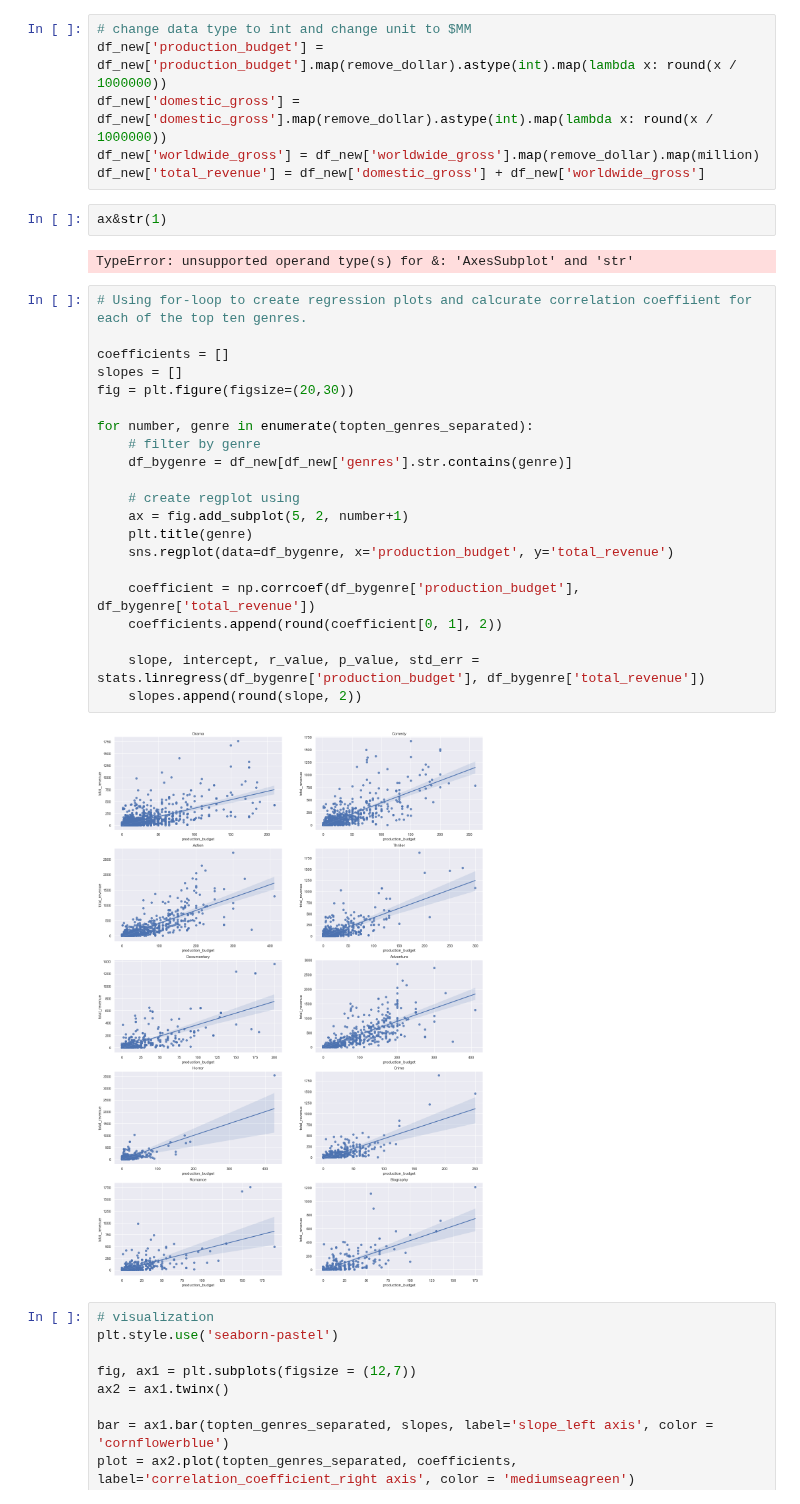
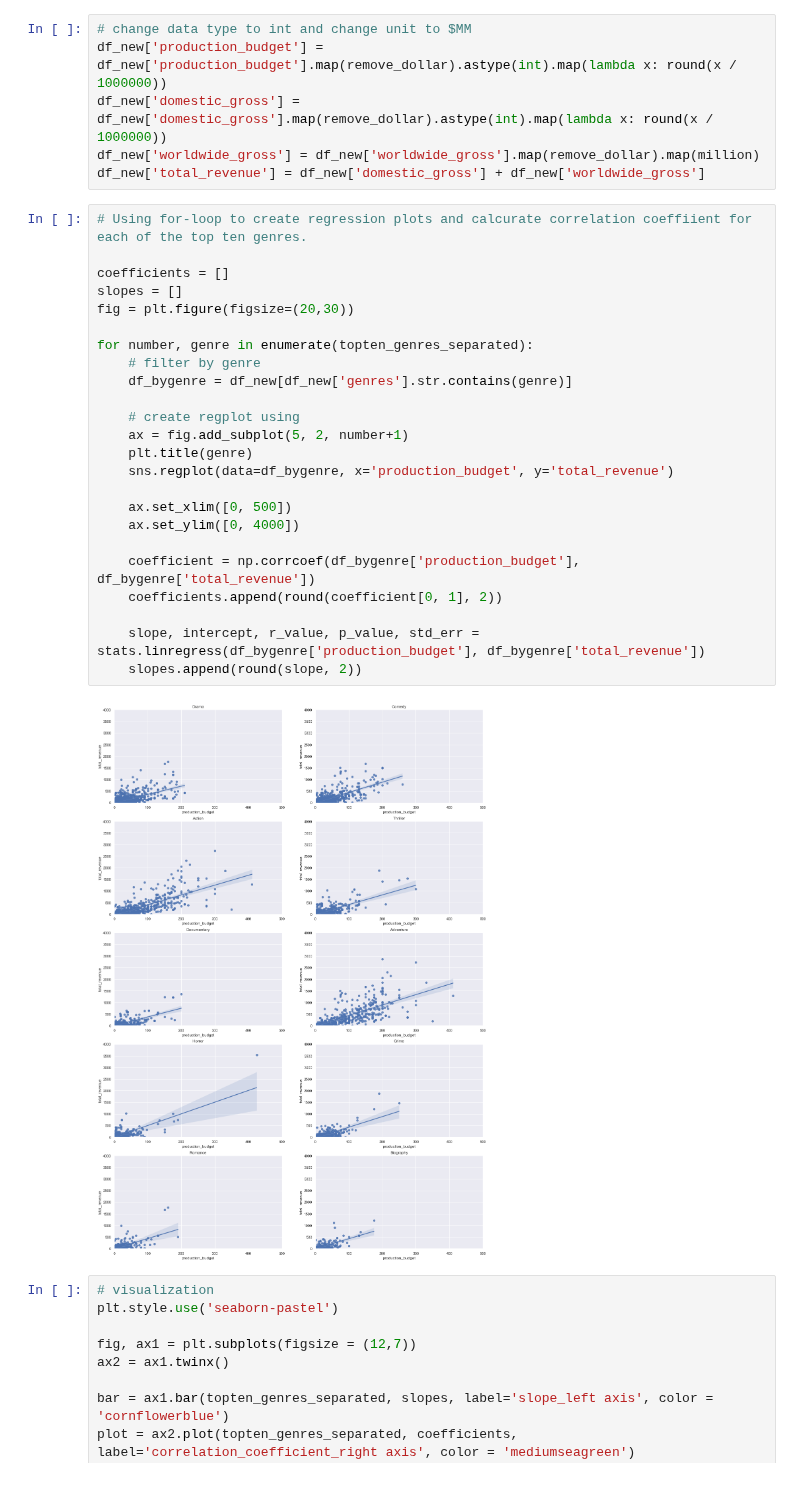
Before and after one commit to jskim1307/pj_Yuki_Lingxi, a Jupyter notebook: EDA_Yuki_summary.ipynb, the cells around one changed output. Saved outputs shown, nothing was run; the diff lists cells and outputs as text.

```diff
--- a/EDA_Yuki_summary.ipynb
+++ b/EDA_Yuki_summary.ipynb
@@ -98,33 +98,32 @@ df_new['production_budget'] = df_new['production_budget'].map(remove_dollar).ast
 df_new['domestic_gross'] = df_new['domestic_gross'].map(remove_dollar).astype(int).map(lambda x: round(x / 1000000))
 df_new['worldwide_gross'] = df_new['worldwide_gross'].map(remove_dollar).map(million)
 df_new['total_revenue'] = df_new['domestic_gross'] + df_new['worldwide_gross']
-# %%
-ax&str(1)
-# %% [output]
-TypeError: unsupported operand type(s) for &: 'AxesSubplot' and 'str'
 # %%
 # Using for-loop to create regression plots and calcurate correlation coeffiient for each of the top ten genres.
 
 coefficients = []
 slopes = []
 fig = plt.figure(figsize=(20,30))
 
 for number, genre in enumerate(topten_genres_separated):
     # filter by genre
     df_bygenre = df_new[df_new['genres'].str.contains(genre)]
 
     # create regplot using
     ax = fig.add_subplot(5, 2, number+1)
     plt.title(genre)
     sns.regplot(data=df_bygenre, x='production_budget', y='total_revenue')
 
+    ax.set_xlim([0, 500])
+    ax.set_ylim([0, 4000])
+
     coefficient = np.corrcoef(df_bygenre['production_budget'], df_bygenre['total_revenue'])
     coefficients.append(round(coefficient[0, 1], 2))
 
     slope, intercept, r_value, p_value, std_err = stats.linregress(df_bygenre['production_budget'], df_bygenre['total_revenue'])
     slopes.append(round(slope, 2))
 # %% [output]
-[figure, old version]
+[figure, new version]
 # %%
 # visualization
 plt.style.use('seaborn-pastel')
```
Also changed, not shown: parts of 2 cells of this notebook.
